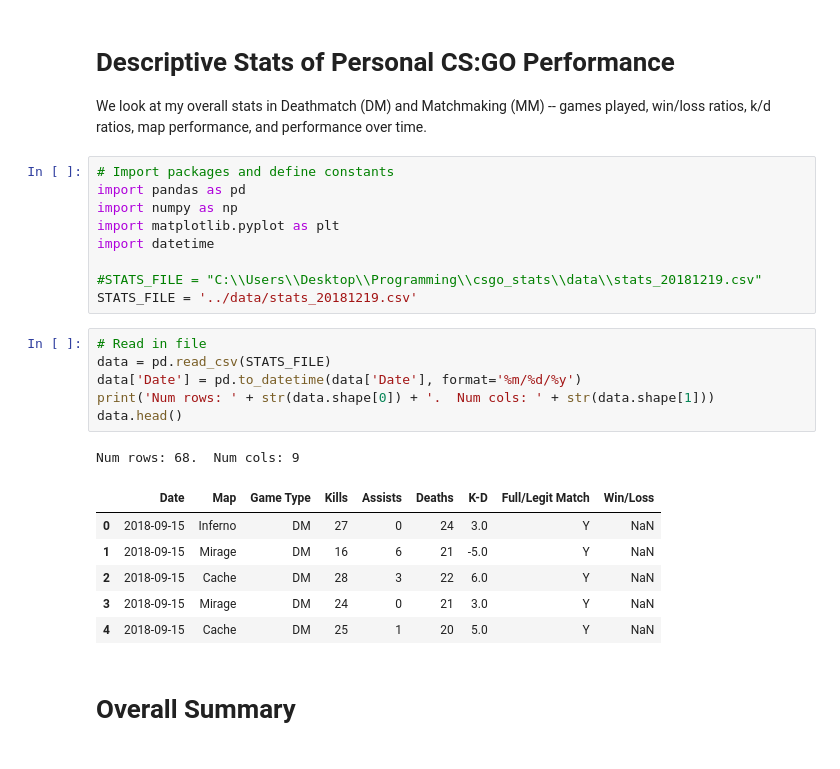
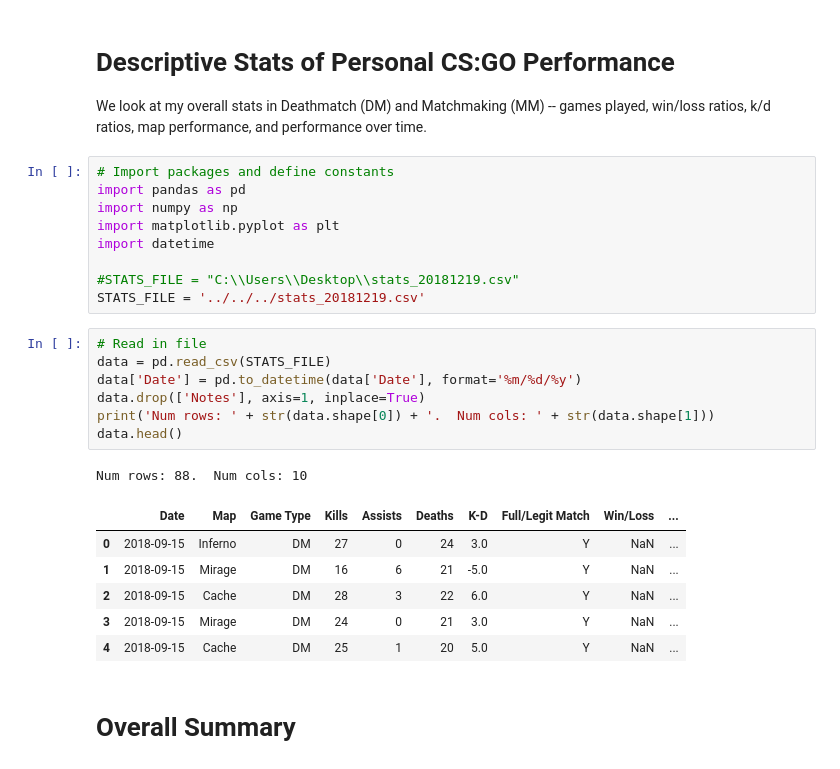
Before and after one commit to bushal01/csgo_stats, a Jupyter notebook: eda/descriptive_stats.ipynb, the cells around one changed output. Cells and saved outputs as stored; diff of their text form.

```diff
--- a/eda/descriptive_stats.ipynb
+++ b/eda/descriptive_stats.ipynb
@@ -8,22 +8,23 @@ import numpy as np
 import matplotlib.pyplot as plt
 import datetime
 
-#STATS_FILE = "C:\\Users\\Desktop\\Programming\\csgo_stats\\data\\stats_20181219.csv"
-STATS_FILE = '../data/stats_20181219.csv'
+#STATS_FILE = "C:\\Users\\Desktop\\stats_20181219.csv"
+STATS_FILE = '../../../stats_20181219.csv'
 # %%
 # Read in file
 data = pd.read_csv(STATS_FILE)
 data['Date'] = pd.to_datetime(data['Date'], format='%m/%d/%y')
+data.drop(['Notes'], axis=1, inplace=True)
 print('Num rows: ' + str(data.shape[0]) + '.  Num cols: ' + str(data.shape[1]))
 data.head()
 # %% [output]
-Num rows: 68.  Num cols: 9
+Num rows: 88.  Num cols: 10
-|  | Date | Map | Game Type | Kills | Assists | Deaths | K-D | Full/Legit Match | Win/Loss |
-| 0 | 2018-09-15 | Inferno | DM | 27 | 0 | 24 | 3.0 | Y | NaN |
-| 1 | 2018-09-15 | Mirage | DM | 16 | 6 | 21 | -5.0 | Y | NaN |
-| 2 | 2018-09-15 | Cache | DM | 28 | 3 | 22 | 6.0 | Y | NaN |
-| 3 | 2018-09-15 | Mirage | DM | 24 | 0 | 21 | 3.0 | Y | NaN |
-| 4 | 2018-09-15 | Cache | DM | 25 | 1 | 20 | 5.0 | Y | NaN |
+|  | Date | Map | Game Type | Kills | Assists | Deaths | K-D | Full/Legit Match | Win/Loss | ... |
+| 0 | 2018-09-15 | Inferno | DM | 27 | 0 | 24 | 3.0 | Y | NaN | ... |
+| 1 | 2018-09-15 | Mirage | DM | 16 | 6 | 21 | -5.0 | Y | NaN | ... |
+| 2 | 2018-09-15 | Cache | DM | 28 | 3 | 22 | 6.0 | Y | NaN | ... |
+| 3 | 2018-09-15 | Mirage | DM | 24 | 0 | 21 | 3.0 | Y | NaN | ... |
+| 4 | 2018-09-15 | Cache | DM | 25 | 1 | 20 | 5.0 | Y | NaN | ... |
 # %% [markdown]
 # Overall Summary
 # %%
```
Also changed, not shown: parts of 10 cells of this notebook.
